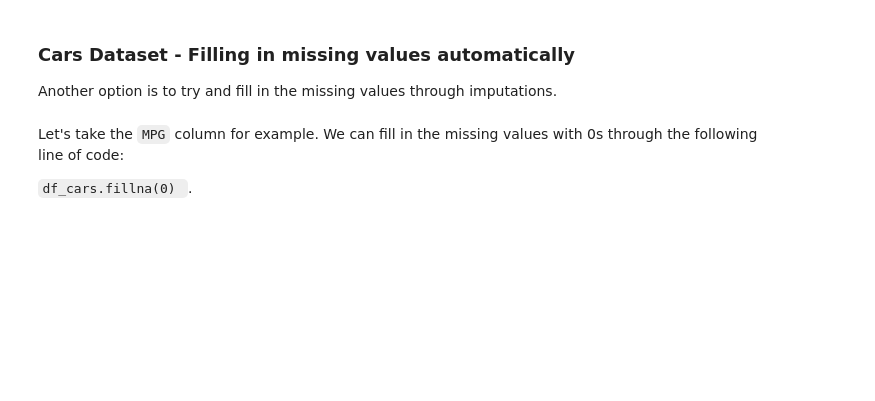
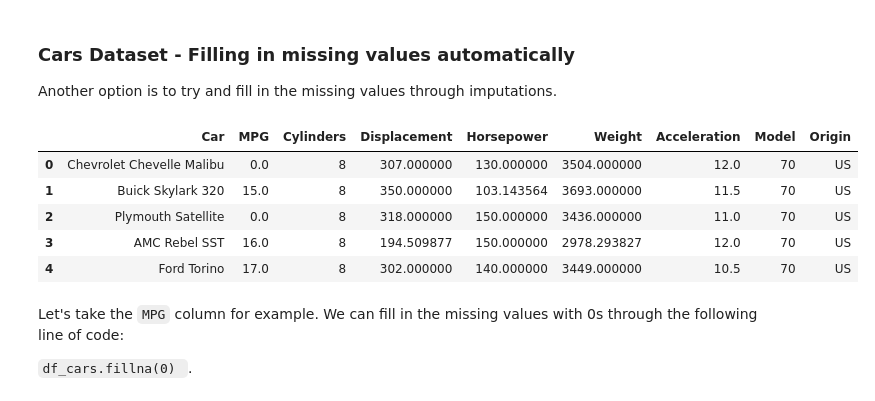
Before and after one commit to KapilBhardwaj2702/PROG8245, a Jupyter notebook: Lab4/week5Lab.ipynb, the cells around one changed output. Saved outputs shown, nothing was run; the diff lists cells and outputs as text; code cells hidden in the pictures; blank space fills up the shorter version.

```diff
--- a/Lab4/week5Lab.ipynb
+++ b/Lab4/week5Lab.ipynb
@@ -233,6 +319,28 @@ Let's observe how many columns we lost
 ### **Cars Dataset - Filling in missing values automatically**
 
 Another option is to try and fill in the missing values through imputations.
+# %%
+from sklearn.impute import SimpleImputer
+
+# Convert relevant columns to numeric for imputation
+cols_to_impute = ['MPG', 'Displacement', 'Horsepower', 'Weight']
+df_cars[cols_to_impute] = df_cars[cols_to_impute].apply(pd.to_numeric, errors='coerce')
+
+# Create a SimpleImputer with strategy 'mean'
+imputer = SimpleImputer(strategy='mean')
+
+# Fit and transform the columns with missing values
+df_cars[cols_to_impute] = imputer.fit_transform(df_cars[cols_to_impute])
+
+# Display the DataFrame after imputation
+df_cars.head()
+# %% [output]
+|  | Car | MPG | Cylinders | Displacement | Horsepower | Weight | Acceleration | Model | Origin |
+| 0 | Chevrolet Chevelle Malibu | 0.0 | 8 | 307.000000 | 130.000000 | 3504.000000 | 12.0 | 70 | US |
+| 1 | Buick Skylark 320 | 15.0 | 8 | 350.000000 | 103.143564 | 3693.000000 | 11.5 | 70 | US |
+| 2 | Plymouth Satellite | 0.0 | 8 | 318.000000 | 150.000000 | 3436.000000 | 11.0 | 70 | US |
+| 3 | AMC Rebel SST | 16.0 | 8 | 194.509877 | 150.000000 | 2978.293827 | 12.0 | 70 | US |
+| 4 | Ford Torino | 17.0 | 8 | 302.000000 | 140.000000 | 3449.000000 | 10.5 | 70 | US |
 # %% [markdown]
 Let's take the `MPG` column for example. We can fill in the missing values with 0s through the following line of code:
 
```
Also changed, not shown: parts of 8 cells of this notebook.
